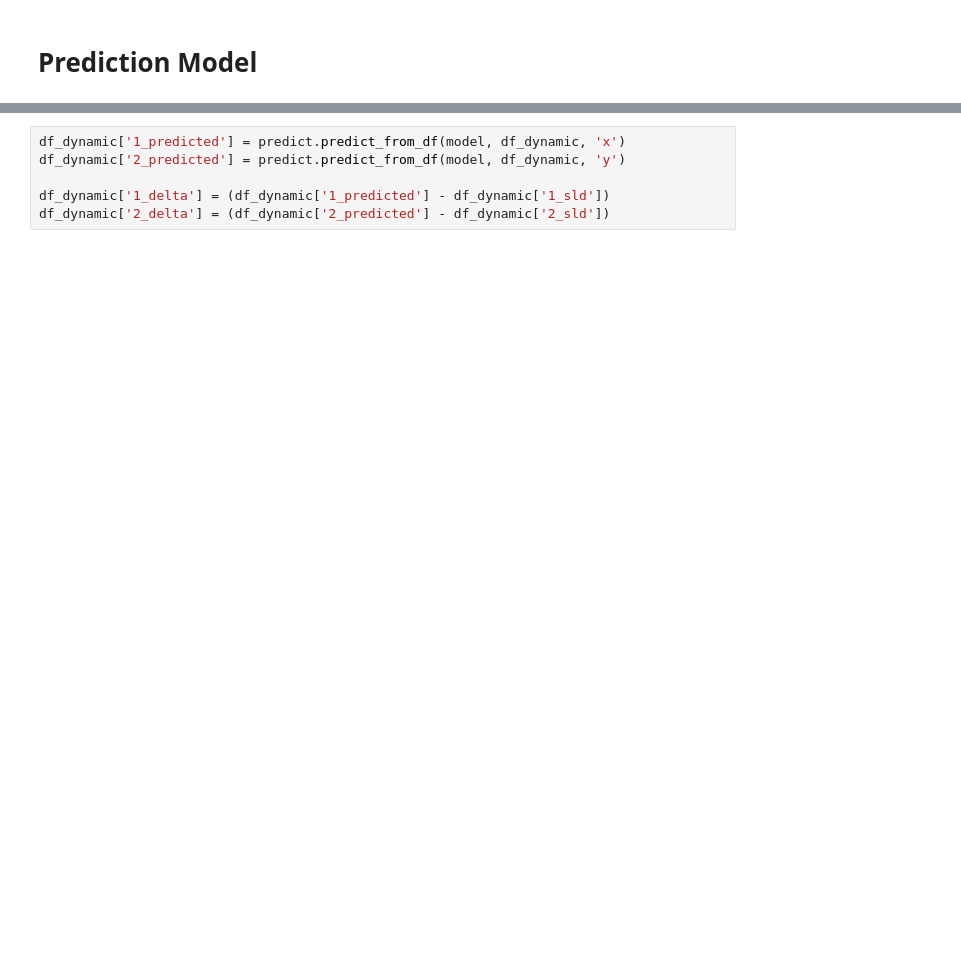
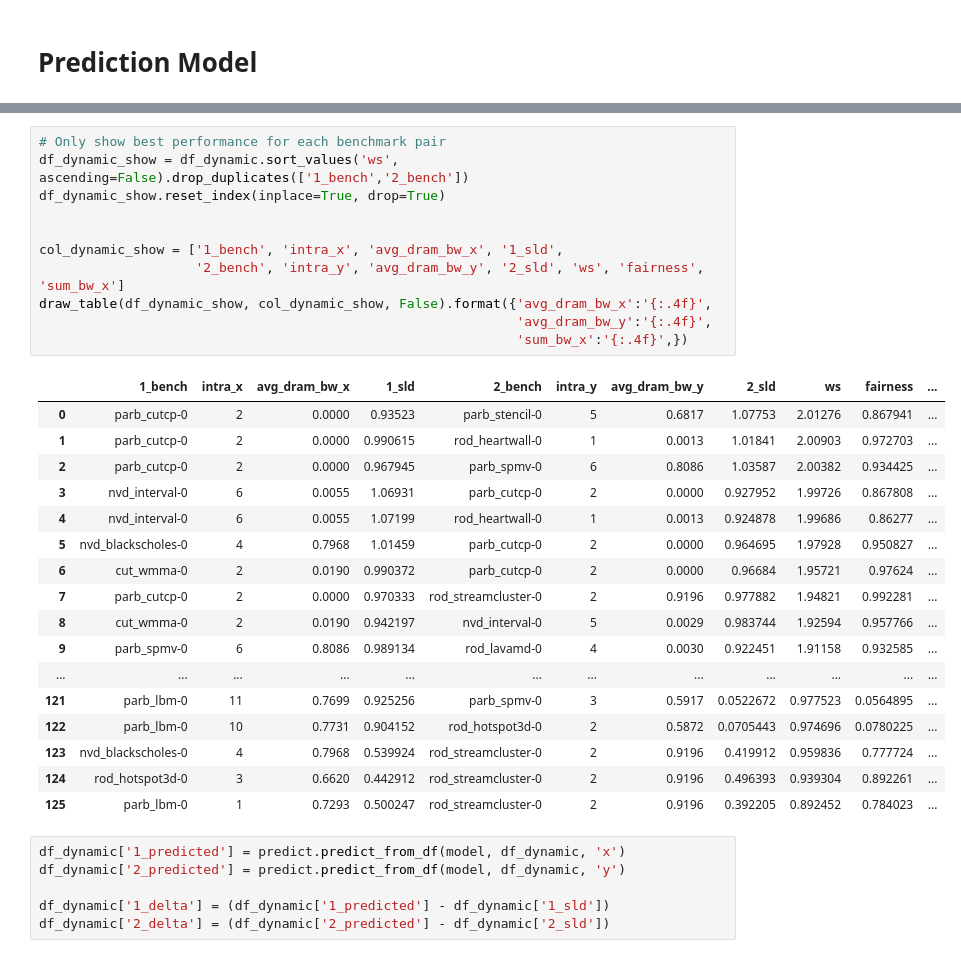
Before and after one commit to UofT-EcoSystem/GPU-Virtualization-Benchmarks, a Jupyter notebook: util/data/notebooks/View_Pairs_Dynamic.ipynb, the cells around one changed output, grey strips where cells are left out. Drawn from its saved outputs; the diff is of its cells as text; blank space fills up the shorter version.

```diff
--- a/util/data/notebooks/View_Pairs_Dynamic.ipynb
+++ b/util/data/notebooks/View_Pairs_Dynamic.ipynb
@@ -88,3 +101,32 @@ predict.plot_importance(model)
+# %%
+# Only show best performance for each benchmark pair
+df_dynamic_show = df_dynamic.sort_values('ws', ascending=False).drop_duplicates(['1_bench','2_bench'])
+df_dynamic_show.reset_index(inplace=True, drop=True)
+
+
+col_dynamic_show = ['1_bench', 'intra_x', 'avg_dram_bw_x', '1_sld',
+                    '2_bench', 'intra_y', 'avg_dram_bw_y', '2_sld', 'ws', 'fairness', 'sum_bw_x']
+draw_table(df_dynamic_show, col_dynamic_show, False).format({'avg_dram_bw_x':'{:.4f}',
+                                                             'avg_dram_bw_y':'{:.4f}',
+                                                             'sum_bw_x':'{:.4f}',})
+# %% [output]
+|  | 1_bench | intra_x | avg_dram_bw_x | 1_sld | 2_bench | intra_y | avg_dram_bw_y | 2_sld | ws | fairness | ... |
+| 0 | parb_cutcp-0 | 2 | 0.0000 | 0.93523 | parb_stencil-0 | 5 | 0.6817 | 1.07753 | 2.01276 | 0.867941 | ... |
+| 1 | parb_cutcp-0 | 2 | 0.0000 | 0.990615 | rod_heartwall-0 | 1 | 0.0013 | 1.01841 | 2.00903 | 0.972703 | ... |
+| 2 | parb_cutcp-0 | 2 | 0.0000 | 0.967945 | parb_spmv-0 | 6 | 0.8086 | 1.03587 | 2.00382 | 0.934425 | ... |
+| 3 | nvd_interval-0 | 6 | 0.0055 | 1.06931 | parb_cutcp-0 | 2 | 0.0000 | 0.927952 | 1.99726 | 0.867808 | ... |
+| 4 | nvd_interval-0 | 6 | 0.0055 | 1.07199 | rod_heartwall-0 | 1 | 0.0013 | 0.924878 | 1.99686 | 0.86277 | ... |
+| 5 | nvd_blackscholes-0 | 4 | 0.7968 | 1.01459 | parb_cutcp-0 | 2 | 0.0000 | 0.964695 | 1.97928 | 0.950827 | ... |
+| 6 | cut_wmma-0 | 2 | 0.0190 | 0.990372 | parb_cutcp-0 | 2 | 0.0000 | 0.96684 | 1.95721 | 0.97624 | ... |
+| 7 | parb_cutcp-0 | 2 | 0.0000 | 0.970333 | rod_streamcluster-0 | 2 | 0.9196 | 0.977882 | 1.94821 | 0.992281 | ... |
+| 8 | cut_wmma-0 | 2 | 0.0190 | 0.942197 | nvd_interval-0 | 5 | 0.0029 | 0.983744 | 1.92594 | 0.957766 | ... |
+| 9 | parb_spmv-0 | 6 | 0.8086 | 0.989134 | rod_lavamd-0 | 4 | 0.0030 | 0.922451 | 1.91158 | 0.932585 | ... |
+| ... | ... | ... | ... | ... | ... | ... | ... | ... | ... | ... | ... |
+| 121 | parb_lbm-0 | 11 | 0.7699 | 0.925256 | parb_spmv-0 | 3 | 0.5917 | 0.0522672 | 0.977523 | 0.0564895 | ... |
+| 122 | parb_lbm-0 | 10 | 0.7731 | 0.904152 | rod_hotspot3d-0 | 2 | 0.5872 | 0.0705443 | 0.974696 | 0.0780225 | ... |
+| 123 | nvd_blackscholes-0 | 4 | 0.7968 | 0.539924 | rod_streamcluster-0 | 2 | 0.9196 | 0.419912 | 0.959836 | 0.777724 | ... |
+| 124 | rod_hotspot3d-0 | 3 | 0.6620 | 0.442912 | rod_streamcluster-0 | 2 | 0.9196 | 0.496393 | 0.939304 | 0.892261 | ... |
+| 125 | parb_lbm-0 | 1 | 0.7293 | 0.500247 | rod_streamcluster-0 | 2 | 0.9196 | 0.392205 | 0.892452 | 0.784023 | ... |
 # %%
 df_dynamic['1_predicted'] = predict.predict_from_df(model, df_dynamic, 'x')
 df_dynamic['2_predicted'] = predict.predict_from_df(model, df_dynamic, 'y')
```
Also changed, not shown: parts of 16 cells of this notebook, 1 other file.
